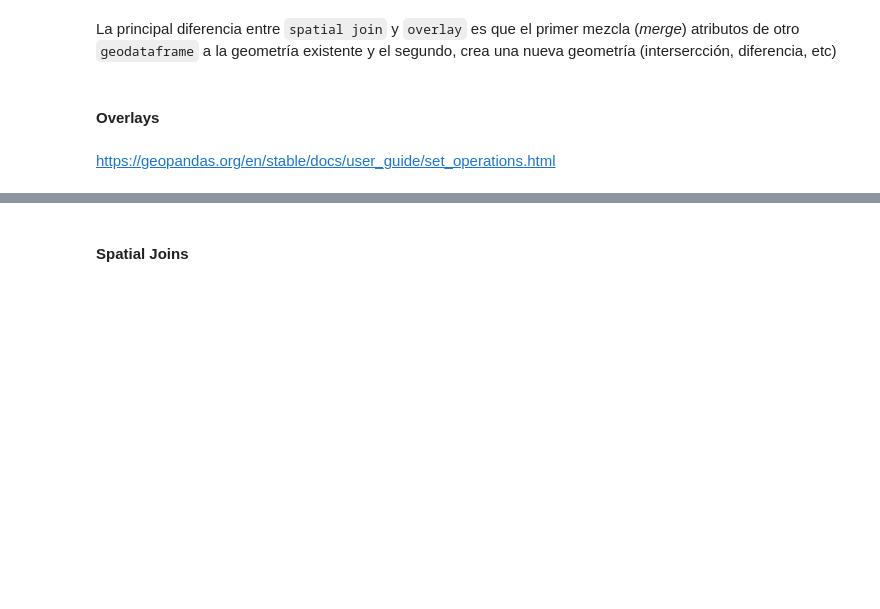
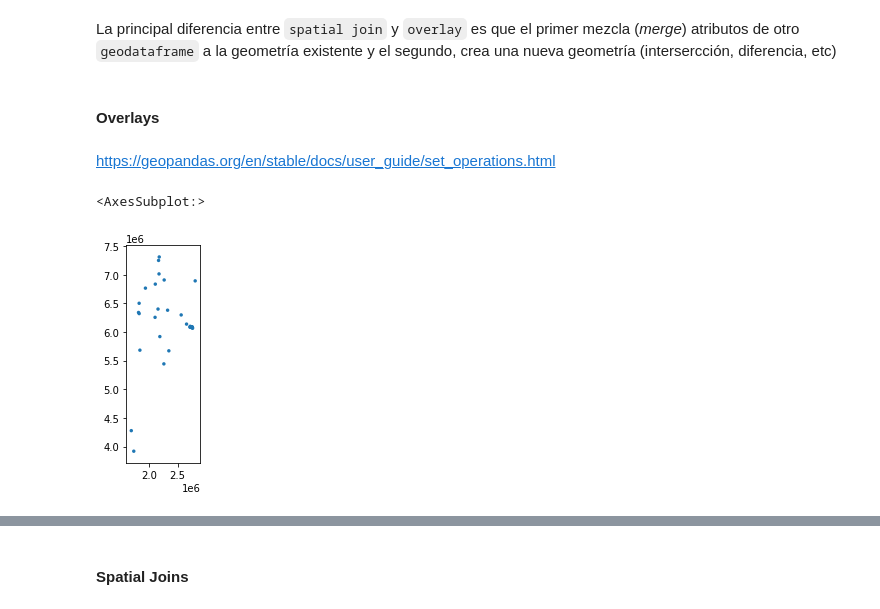
Before and after one commit to matog/Flacso_ciencia_de_datos_python_2023, a Jupyter notebook: Clase4/5 - GIS.ipynb, the cells around one changed output, grey strips where cells are left out. Saved outputs shown, nothing was run; the diff lists cells and outputs as text; code cells hidden in the pictures; blank space fills up the shorter version.

```diff
--- a/Clase4/5 - GIS.ipynb
+++ b/Clase4/5 - GIS.ipynb
@@ -435,6 +783,9 @@ https://geopandas.org/en/stable/docs/user_guide/set_operations.html
 gdf_uni_buffer = gpd.GeoDataFrame()
 gdf_uni_buffer['geometry'] = gdf_uni['buffer']
 # %%
-gdf_uni_buffer.head(3)
+gdf_uni_buffer.plot()
+# %% [output]
+<AxesSubplot:>
+[figure, added]
 # %%
 overlay_prov_inter = gpd.overlay(gdf_uni_buffer, gdf_prov_sel, how='intersection')
```
Also changed, not shown: parts of 64 cells of this notebook, 1 other file.
